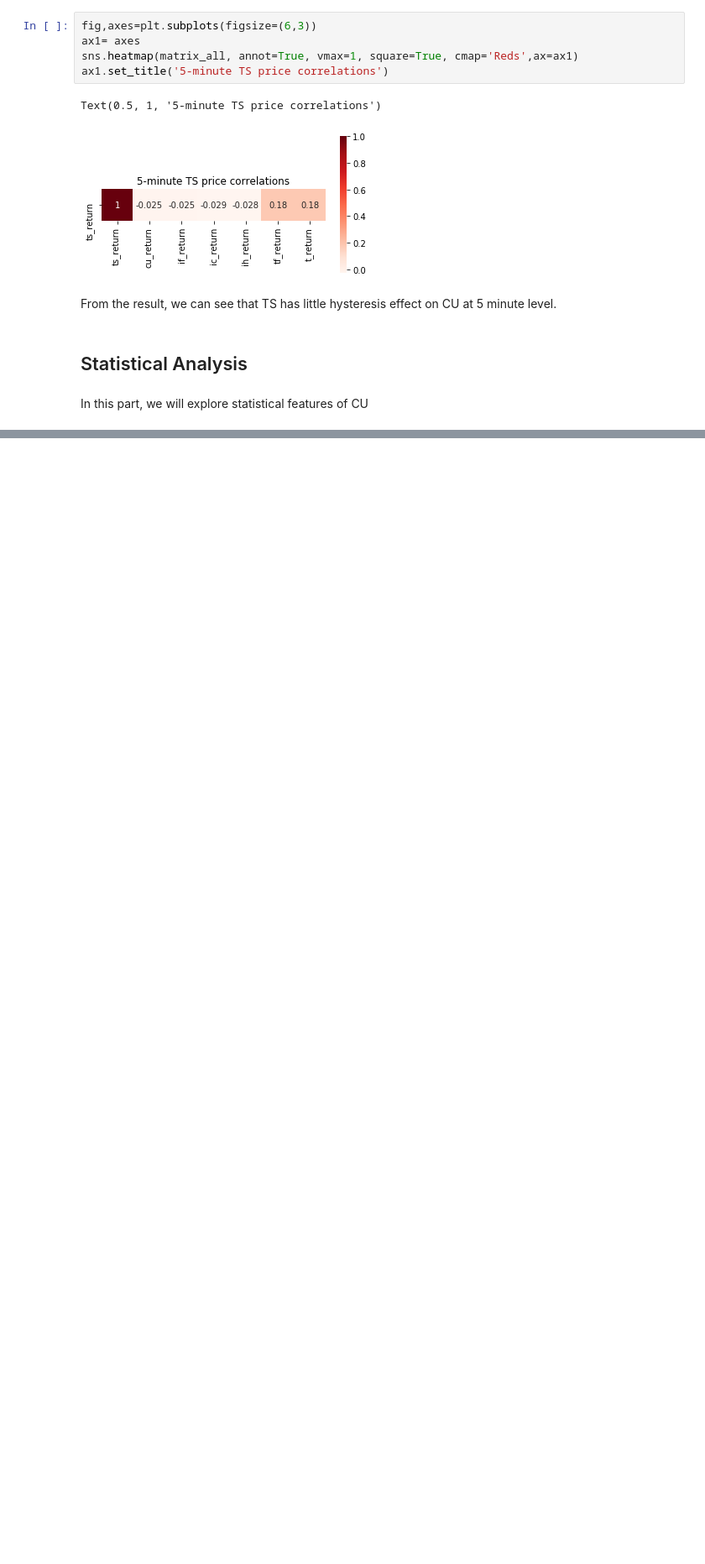
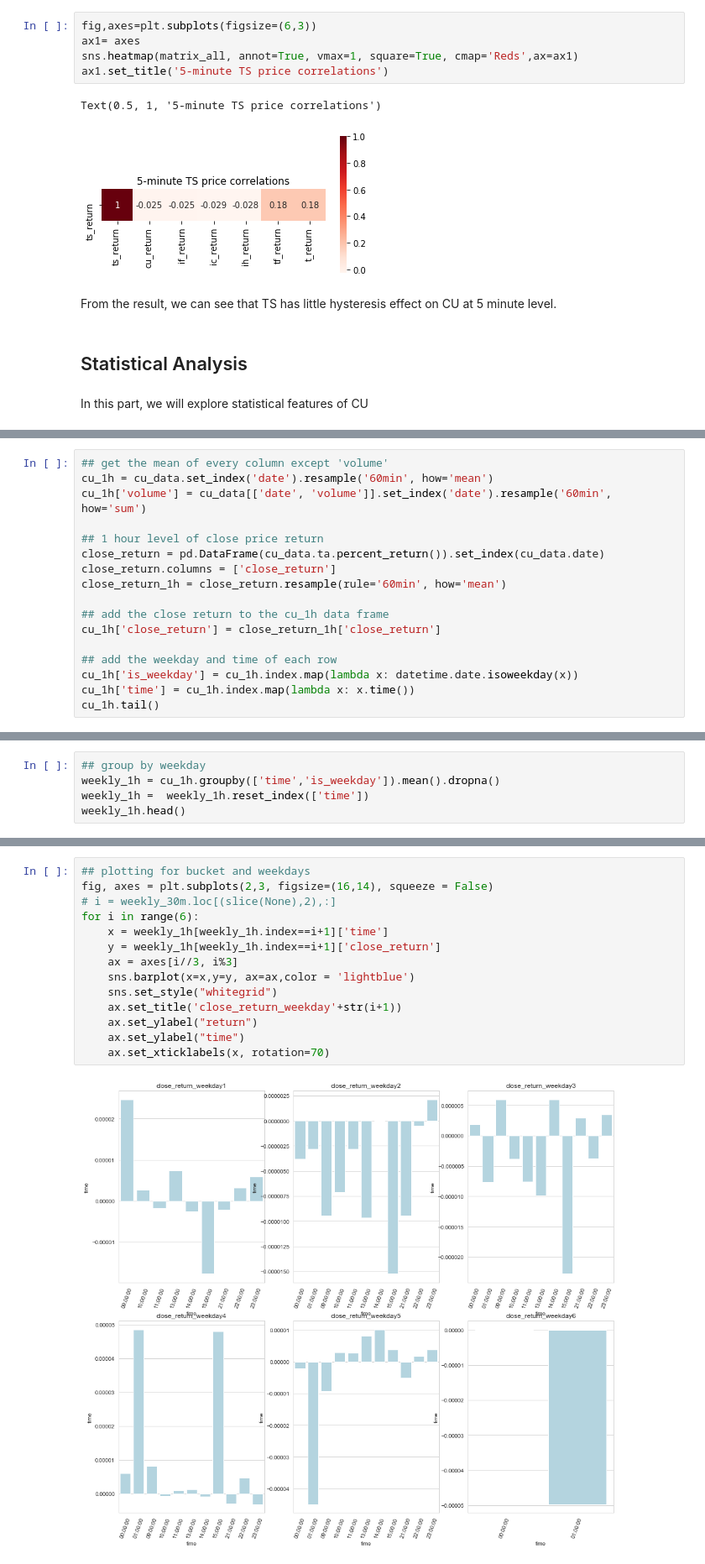
Before and after one commit to TJmask/Cu-Copper---EDA-Chinese-future-Market-, a Jupyter notebook: notebooks/cu9999_EDA_TS.ipynb, the cells around one changed output, grey strips where cells are left out. Shown at 84% size. Cells and saved outputs as stored; diff of their text form; blank space fills up the shorter version.

```diff
--- a/notebooks/cu9999_EDA_TS.ipynb
+++ b/notebooks/cu9999_EDA_TS.ipynb
@@ -1217,0 +1289,17 @@ In this part, we will explore statistical features of CU
+# %%
+## get the mean of every column except 'volume'
+cu_1h = cu_data.set_index('date').resample('60min', how='mean')
+cu_1h['volume'] = cu_data[['date', 'volume']].set_index('date').resample('60min', how='sum')
+
+## 1 hour level of close price return
+close_return = pd.DataFrame(cu_data.ta.percent_return()).set_index(cu_data.date)
+close_return.columns = ['close_return']
+close_return_1h = close_return.resample(rule='60min', how='mean')
+
+## add the close return to the cu_1h data frame
+cu_1h['close_return'] = close_return_1h['close_return']
+
+## add the weekday and time of each row
+cu_1h['is_weekday'] = cu_1h.index.map(lambda x: datetime.date.isoweekday(x))
+cu_1h['time'] = cu_1h.index.map(lambda x: x.time())
+cu_1h.tail()
@@ -1217,0 +1314,5 @@ In this part, we will explore statistical features of CU
+# %%
+## group by weekday
+weekly_1h = cu_1h.groupby(['time','is_weekday']).mean().dropna()
+weekly_1h =  weekly_1h.reset_index(['time'])
+weekly_1h.head()
@@ -1217,0 +1327,16 @@ In this part, we will explore statistical features of CU
+# %%
+## plotting for bucket and weekdays
+fig, axes = plt.subplots(2,3, figsize=(16,14), squeeze = False)
+# i = weekly_30m.loc[(slice(None),2),:]
+for i in range(6):
+    x = weekly_1h[weekly_1h.index==i+1]['time']
+    y = weekly_1h[weekly_1h.index==i+1]['close_return']
+    ax = axes[i//3, i%3]
+    sns.barplot(x=x,y=y, ax=ax,color = 'lightblue')
+    sns.set_style("whitegrid")
+    ax.set_title('close_return_weekday'+str(i+1))
+    ax.set_ylabel("return")
+    ax.set_ylabel("time")
+    ax.set_xticklabels(x, rotation=70)
+# %% [output]
+[figure, added]
```
Also changed, not shown: parts of 28 cells of this notebook.
